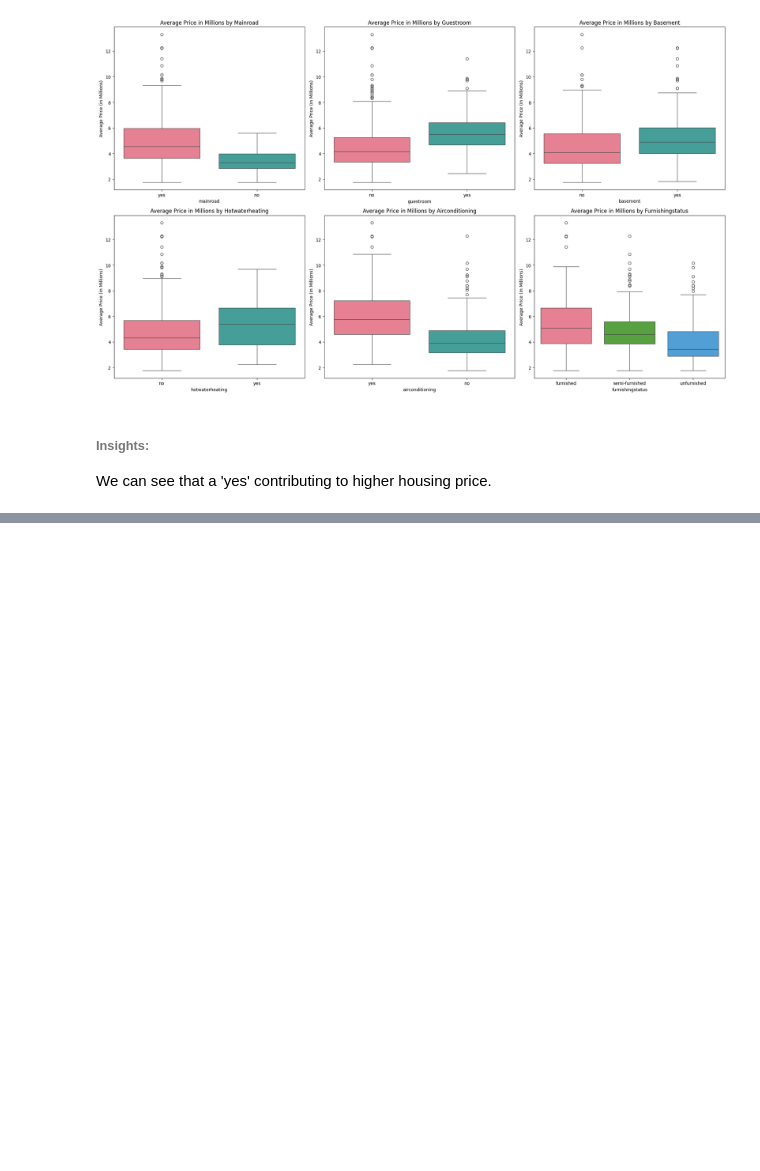
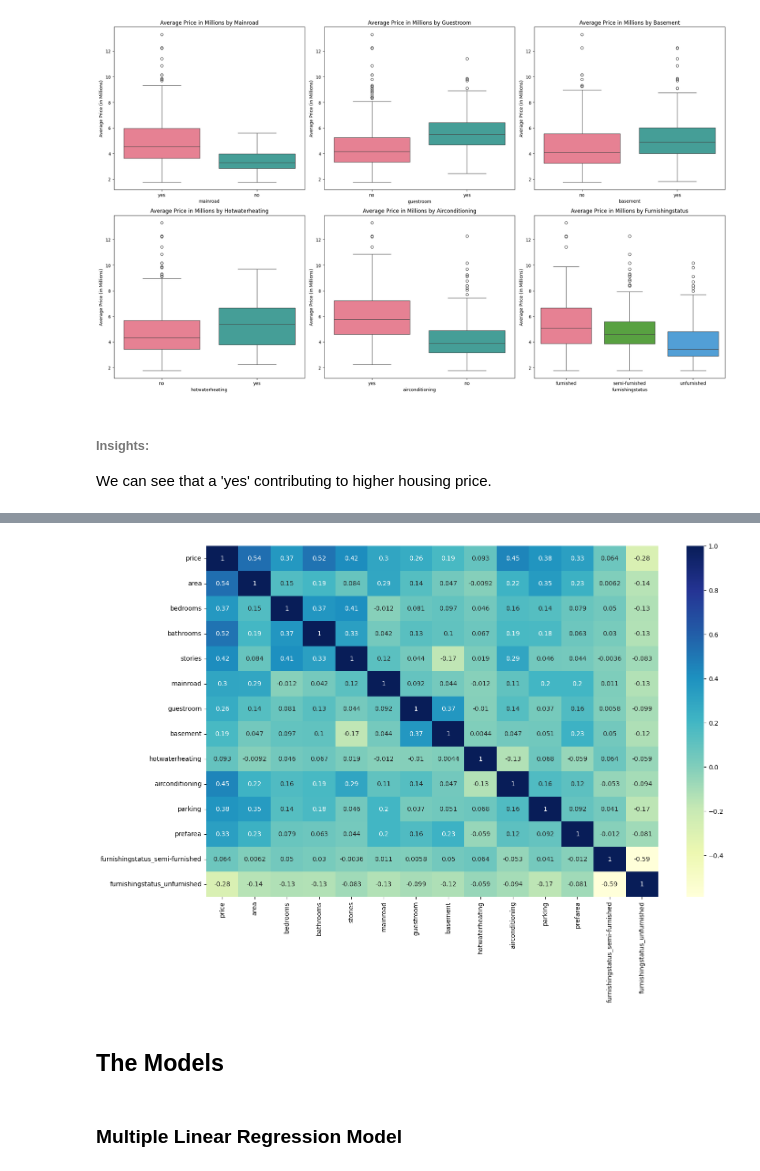
Before and after one commit to AzlinRusnan/Housing_Price_Analysis, a Jupyter notebook: Housing_Price_Analysis.ipynb, the cells around one changed output, grey strips where cells are left out. Drawn from its saved outputs; the diff is of its cells as text; code cells hidden in the pictures; blank space fills up the shorter version.

```diff
--- a/Housing_Price_Analysis.ipynb
+++ b/Housing_Price_Analysis.ipynb
@@ -175,0 +178,15 @@ We can see that a 'yes' contributing to higher housing price.
+# %%
+# Converting binary categorical columns to numerical (0 for 'no', 1 for 'yes')
+binary_columns = ['mainroad', 'guestroom', 'basement', 'hotwaterheating', 'airconditioning', 'prefarea']
+df[binary_columns] = df[binary_columns].applymap(lambda x: 1 if x == 'yes' else 0)
+
+# Applying one-hot encoding to 'furnishingstatus' column
+df = pd.get_dummies(df, columns=['furnishingstatus'], drop_first=True)
+
+df[['furnishingstatus_semi-furnished', 'furnishingstatus_unfurnished']] = df[
+    ['furnishingstatus_semi-furnished', 'furnishingstatus_unfurnished']
+].astype(int)
+
+
+# Display the first few rows of the transformed dataset to verify the changes
+df.head()
@@ -175,0 +204,11 @@ We can see that a 'yes' contributing to higher housing price.
+# %%
+from sklearn.preprocessing import MinMaxScaler
+
+scaler = MinMaxScaler()
+
+# Apply scaler() to all the columns except the 'yes-no' and 'dummy' variables
+num_vars = ['area', 'bedrooms', 'bathrooms', 'stories', 'parking','price']
+
+df[num_vars] = scaler.fit_transform(df[num_vars])
+
+df.head()
@@ -175,0 +222,12 @@ We can see that a 'yes' contributing to higher housing price.
+# %%
+# Let's check the correlation coefficients to see which variables are highly correlated
+
+plt.figure(figsize = (16, 10))
+sns.heatmap(df.corr(), annot = True, cmap="YlGnBu")
+plt.show()
+# %% [output]
+[figure, added]
+# %% [markdown]
+## **The Models**
+# %% [markdown]
+### **Multiple Linear Regression Model**
```
Also changed, not shown: parts of 10 cells of this notebook.
